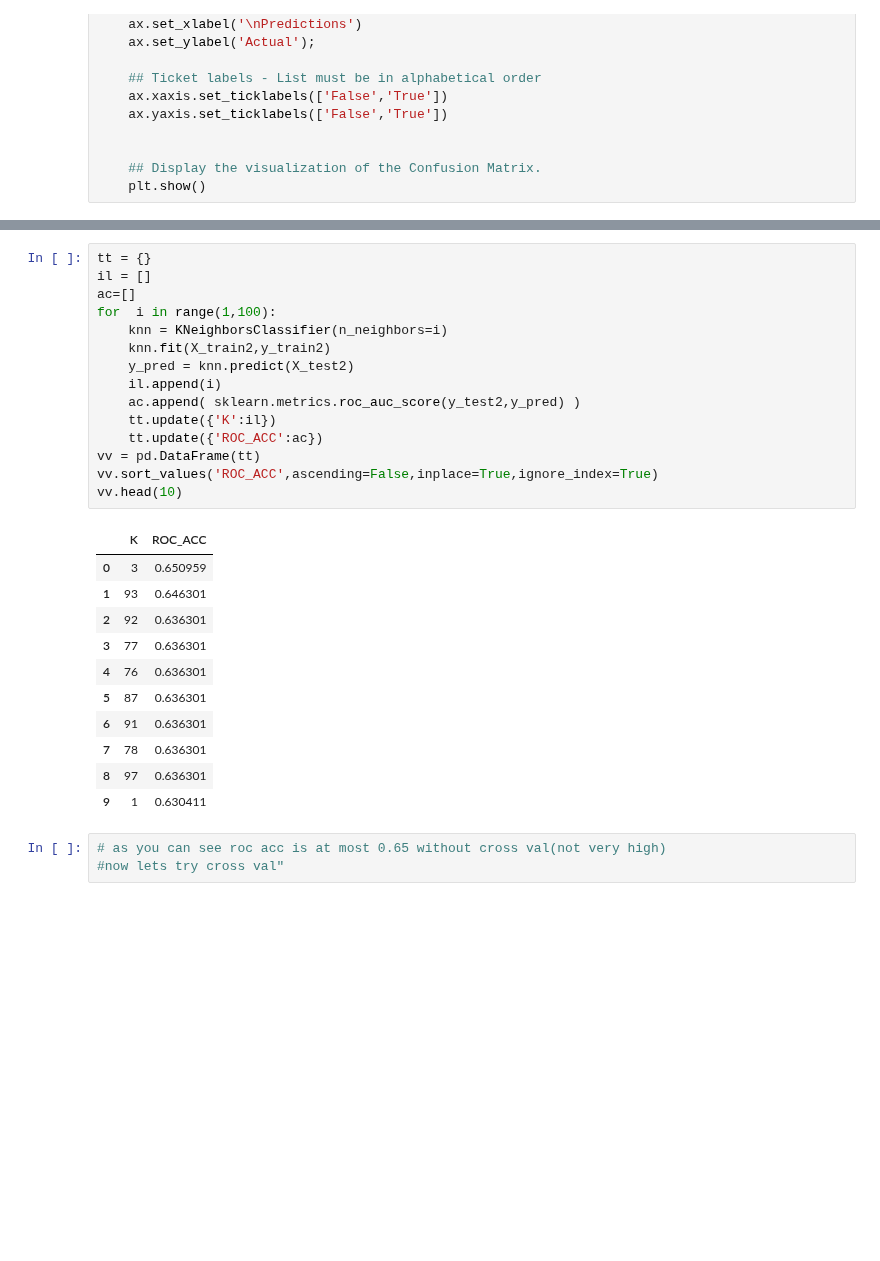
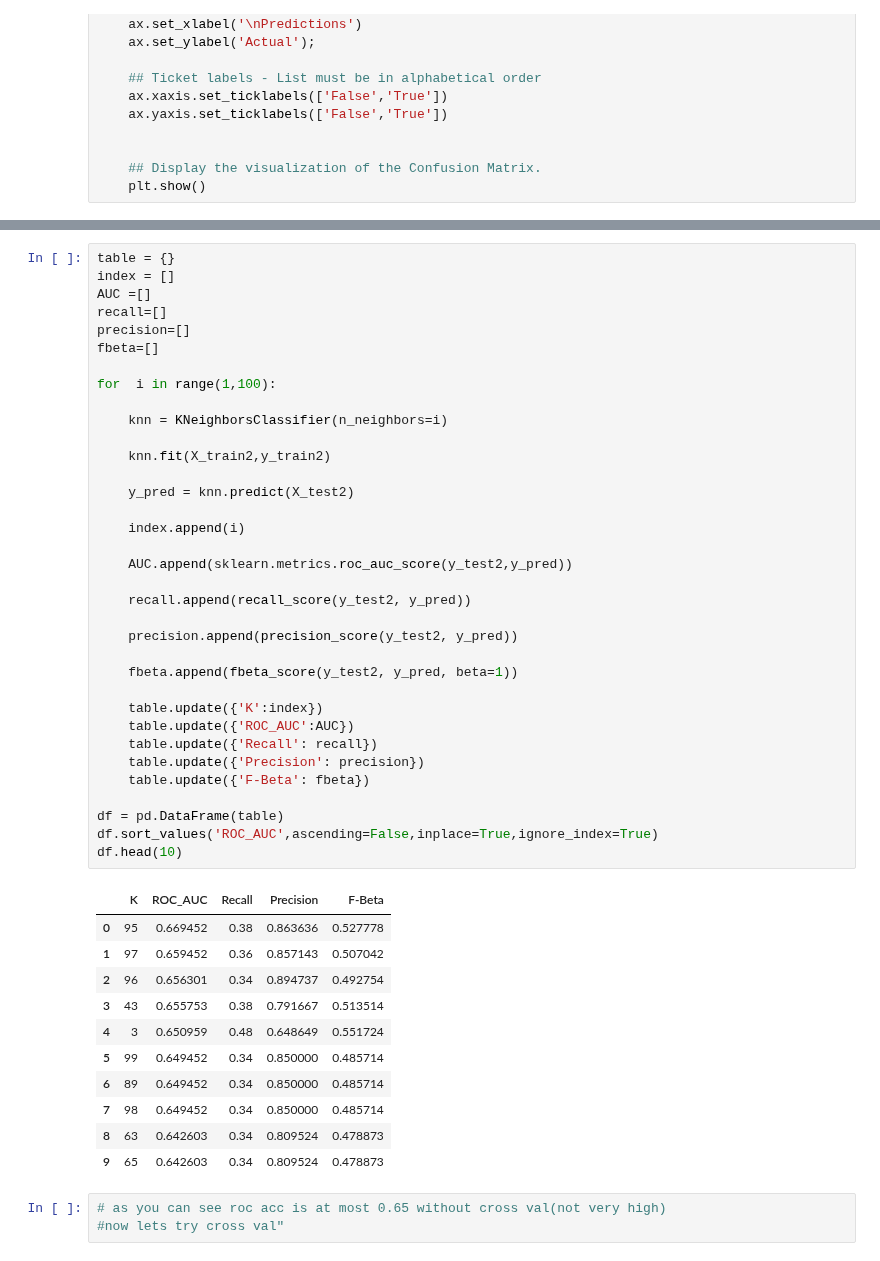
Before and after one commit to Aviost111/Diabetes_Predictions, a Jupyter notebook: Model_testing.ipynb, the cells around one changed output, grey strips where cells are left out. Drawn from its saved outputs; the diff is of its cells as text; blank space fills up the shorter version.

```diff
--- a/Model_testing.ipynb
+++ b/Model_testing.ipynb
@@ -150,30 +235,50 @@ plt.show()
 # %%
-tt = {}
-il = []
-ac=[]
+table = {}
+index = []
+AUC =[]
+recall=[]
+precision=[]
+fbeta=[]
+
 for  i in range(1,100):
+
     knn = KNeighborsClassifier(n_neighbors=i)
+
     knn.fit(X_train2,y_train2)
+
     y_pred = knn.predict(X_test2)
-    il.append(i)
-    ac.append( sklearn.metrics.roc_auc_score(y_test2,y_pred) )
-    tt.update({'K':il})
-    tt.update({'ROC_ACC':ac})
-vv = pd.DataFrame(tt)
-vv.sort_values('ROC_ACC',ascending=False,inplace=True,ignore_index=True)
-vv.head(10)
+
+    index.append(i)
+
+    AUC.append(sklearn.metrics.roc_auc_score(y_test2,y_pred))
+
+    recall.append(recall_score(y_test2, y_pred))
+
+    precision.append(precision_score(y_test2, y_pred))
+
+    fbeta.append(fbeta_score(y_test2, y_pred, beta=1))
+
+    table.update({'K':index})
+    table.update({'ROC_AUC':AUC})
+    table.update({'Recall': recall})
+    table.update({'Precision': precision})
+    table.update({'F-Beta': fbeta})
+
+df = pd.DataFrame(table)
+df.sort_values('ROC_AUC',ascending=False,inplace=True,ignore_index=True)
+df.head(10)
 # %% [output]
-|  | K | ROC_ACC |
-| 0 | 3 | 0.650959 |
-| 1 | 93 | 0.646301 |
-| 2 | 92 | 0.636301 |
-| 3 | 77 | 0.636301 |
-| 4 | 76 | 0.636301 |
-| 5 | 87 | 0.636301 |
-| 6 | 91 | 0.636301 |
-| 7 | 78 | 0.636301 |
-| 8 | 97 | 0.636301 |
-| 9 | 1 | 0.630411 |
+|  | K | ROC_AUC | Recall | Precision | F-Beta |
+| 0 | 95 | 0.669452 | 0.38 | 0.863636 | 0.527778 |
+| 1 | 97 | 0.659452 | 0.36 | 0.857143 | 0.507042 |
+| 2 | 96 | 0.656301 | 0.34 | 0.894737 | 0.492754 |
+| 3 | 43 | 0.655753 | 0.38 | 0.791667 | 0.513514 |
+| 4 | 3 | 0.650959 | 0.48 | 0.648649 | 0.551724 |
+| 5 | 99 | 0.649452 | 0.34 | 0.850000 | 0.485714 |
+| 6 | 89 | 0.649452 | 0.34 | 0.850000 | 0.485714 |
+| 7 | 98 | 0.649452 | 0.34 | 0.850000 | 0.485714 |
+| 8 | 63 | 0.642603 | 0.34 | 0.809524 | 0.478873 |
+| 9 | 65 | 0.642603 | 0.34 | 0.809524 | 0.478873 |
 # %%
 # as you can see roc acc is at most 0.65 without cross val(not very high)
 #now lets try cross val"
```
Also changed, not shown: parts of 15 cells of this notebook.
